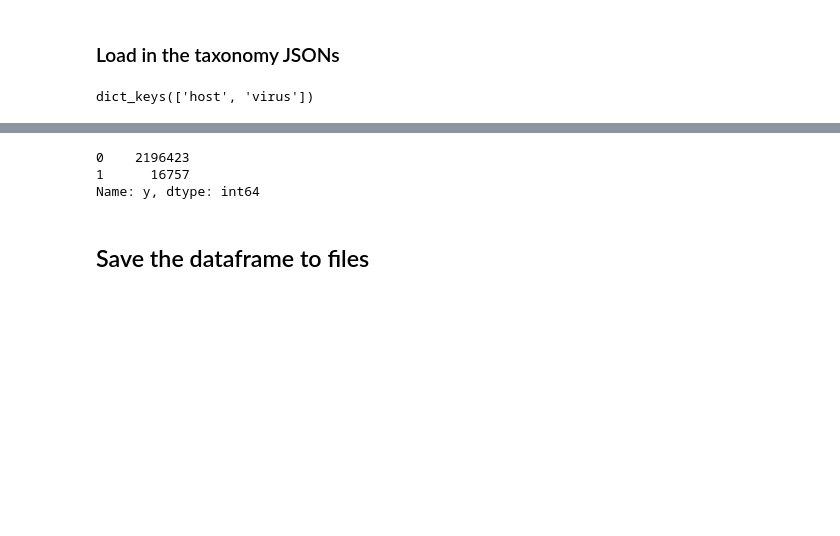
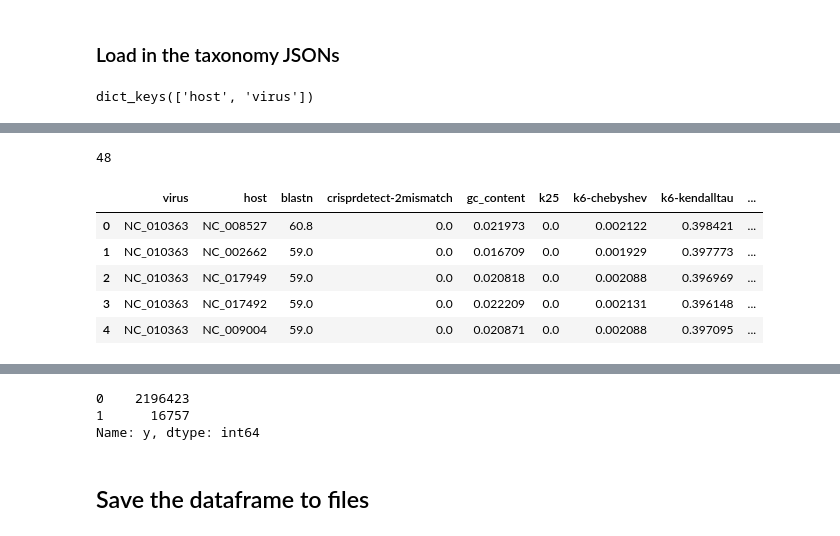
Before and after one commit to mikrzol/ML_bacteriophage_host_predicting, a Jupyter notebook: prep_main_df.ipynb, the cells around one changed output, grey strips where cells are left out. Drawn from its saved outputs; the diff is of its cells as text; code cells hidden in the pictures; blank space fills up the shorter version.

```diff
--- a/prep_main_df.ipynb
+++ b/prep_main_df.ipynb
@@ -143,0 +191,13 @@ dict_keys(['host', 'virus'])
+# %%
+len(pd.unique(final_df['group']))
+# %% [output]
+48
+# %%
+final_df.head()
+# %% [output]
+|  | virus | host | blastn | crisprdetect-2mismatch | gc_content | k25 | k6-chebyshev | k6-kendalltau | ... |
+| 0 | NC_010363 | NC_008527 | 60.8 | 0.0 | 0.021973 | 0.0 | 0.002122 | 0.398421 | ... |
+| 1 | NC_010363 | NC_002662 | 59.0 | 0.0 | 0.016709 | 0.0 | 0.001929 | 0.397773 | ... |
+| 2 | NC_010363 | NC_017949 | 59.0 | 0.0 | 0.020818 | 0.0 | 0.002088 | 0.396969 | ... |
+| 3 | NC_010363 | NC_017492 | 59.0 | 0.0 | 0.022209 | 0.0 | 0.002131 | 0.396148 | ... |
+| 4 | NC_010363 | NC_009004 | 59.0 | 0.0 | 0.020871 | 0.0 | 0.002088 | 0.397095 | ... |
```
Also changed, not shown: parts of 13 cells of this notebook, 1 other file.
